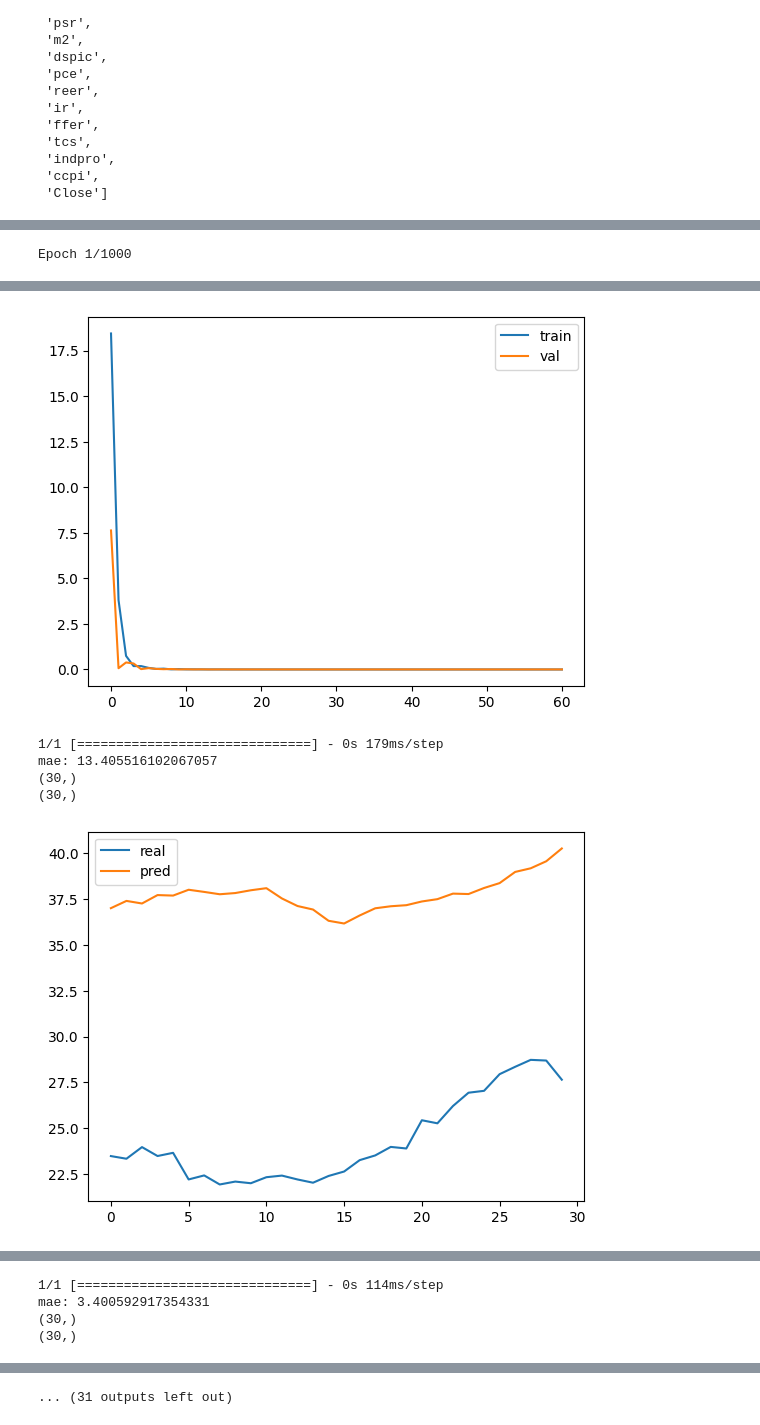
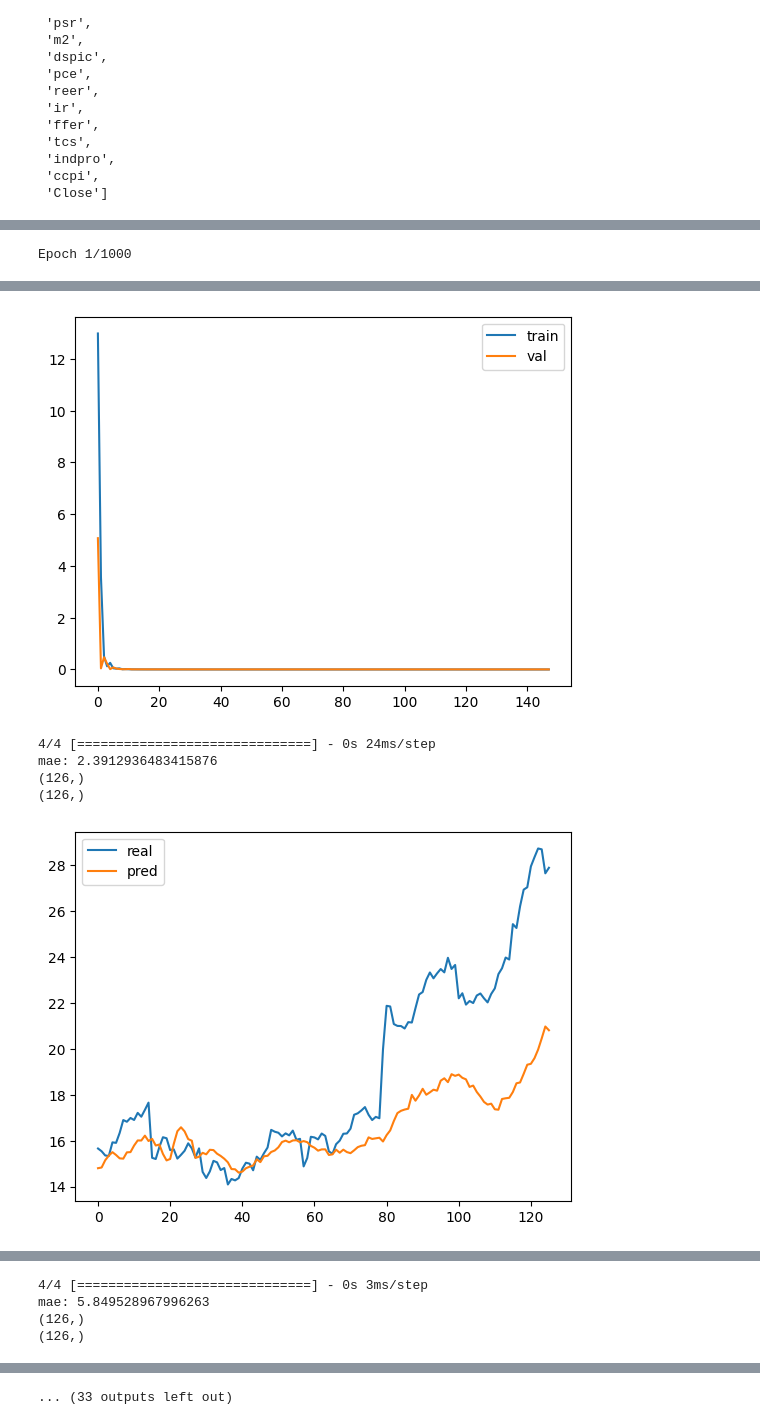
Before and after one commit to jmsb505/StockPredictionModels, a Jupyter notebook: Models/TCN/TCN_TF.ipynb, the cells around one changed output, grey strips where cells are left out. Drawn from its saved outputs; the diff is of its cells as text; code cells hidden in the pictures.

```diff
--- a/Models/TCN/TCN_TF.ipynb
+++ b/Models/TCN/TCN_TF.ipynb
@@ -162,8 +162,10 @@ print(y.shape)
 # %%
-X_train=X[0:1220,:]
-X_test=X[1220:,:]
-y_train=y[0:1220,:]
-y_test=y[1220:,:]
+size=1125
+X_train=X[0:size,:]
+X_test=X[size:,:]
+y_train=y[0:size,:]
+y_test=y[size:,:]
+
 
 #early stopping
 # %%
@@ -178,11 +180,11 @@ for train_index, val_index in tscv.split(X_train):
     model.add(
      TCN(
          input_shape=(X_train.shape[1], X_train.shape[2]),
-         kernel_size=5,
+         kernel_size=7,
          dilations=[1, 2, 4, 8, 16],
          return_sequences=False,
         activation='relu',
-            nb_filters=256,
+            nb_filters=258,
          padding='causal',
          #dropout_rate=0.25,
          kernel_initializer='he_normal',
@@ -263,7 +265,7 @@ Epoch 61/1000
-[figure, old version]
+[figure, new version]
-1/1 [==============================] - 0s 179ms/step
-mae: 13.405516102067057
-(30,)
-(30,)
+4/4 [==============================] - 0s 24ms/step
+mae: 2.3912936483415876
+(126,)
+(126,)
-[figure, old version]
+[figure, new version]
 Epoch 1/1000
@@ -287,4 +289,4 @@ Epoch 42/1000
-1/1 [==============================] - 0s 114ms/step
-mae: 3.400592917354331
-(30,)
-(30,)
+4/4 [==============================] - 0s 3ms/step
+mae: 5.849528967996263
+(126,)
+(126,)
@@ -309 +311 @@ Epoch 40/1000
-... (31 outputs left out)
+... (33 outputs left out)
```
Also changed, not shown: parts of 7 cells of this notebook, 6 other files.
